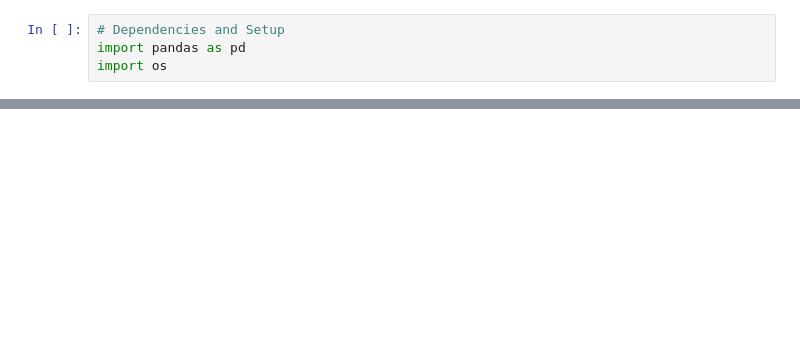
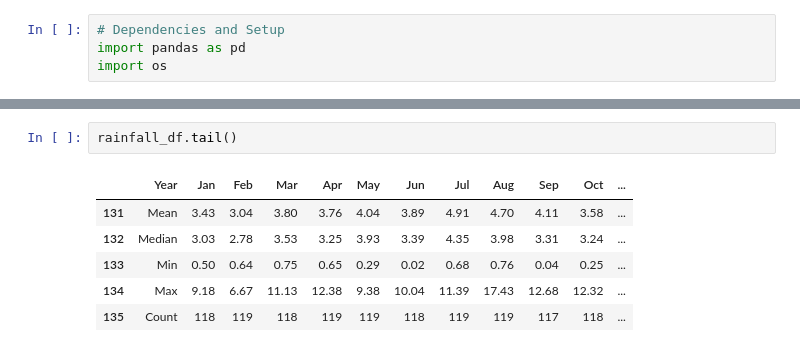
Before and after one commit to c-ramos/NJ_Flood_Risk_Capstone, a Jupyter notebook: NJ_Flood_Risk.ipynb, the cells around one changed output, grey strips where cells are left out. Saved outputs shown, nothing was run; the diff lists cells and outputs as text; blank space fills up the shorter version.

```diff
--- a/NJ_Flood_Risk.ipynb
+++ b/NJ_Flood_Risk.ipynb
@@ -28,0 +89,9 @@ AttributeError: 'DataFrame' object has no attribute 'datatypes'
+# %%
+rainfall_df.tail()
+# %% [output]
+|  | Year | Jan | Feb | Mar | Apr | May | Jun | Jul | Aug | Sep | Oct | ... |
+| 131 | Mean | 3.43 | 3.04 | 3.80 | 3.76 | 4.04 | 3.89 | 4.91 | 4.70 | 4.11 | 3.58 | ... |
+| 132 | Median | 3.03 | 2.78 | 3.53 | 3.25 | 3.93 | 3.39 | 4.35 | 3.98 | 3.31 | 3.24 | ... |
+| 133 | Min | 0.50 | 0.64 | 0.75 | 0.65 | 0.29 | 0.02 | 0.68 | 0.76 | 0.04 | 0.25 | ... |
+| 134 | Max | 9.18 | 6.67 | 11.13 | 12.38 | 9.38 | 10.04 | 11.39 | 17.43 | 12.68 | 12.32 | ... |
+| 135 | Count | 118 | 119 | 118 | 119 | 119 | 118 | 119 | 119 | 117 | 118 | ... |
```
Also changed, not shown: parts of 23 cells of this notebook, 5 other files.
